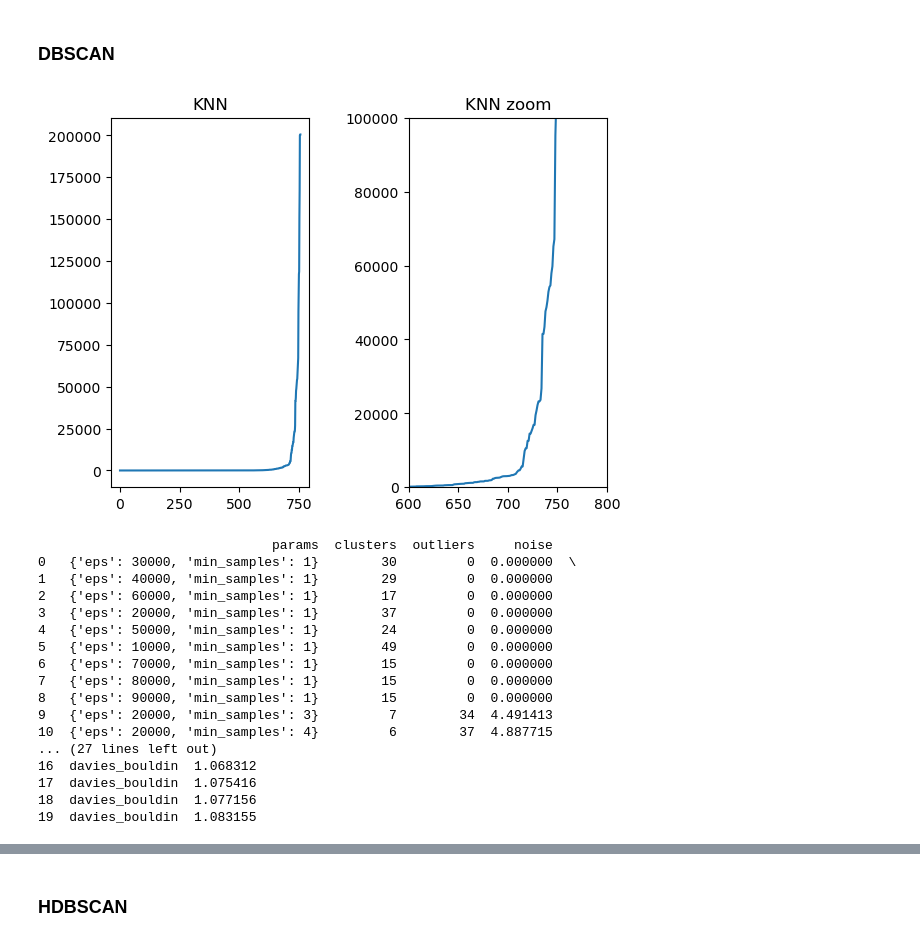
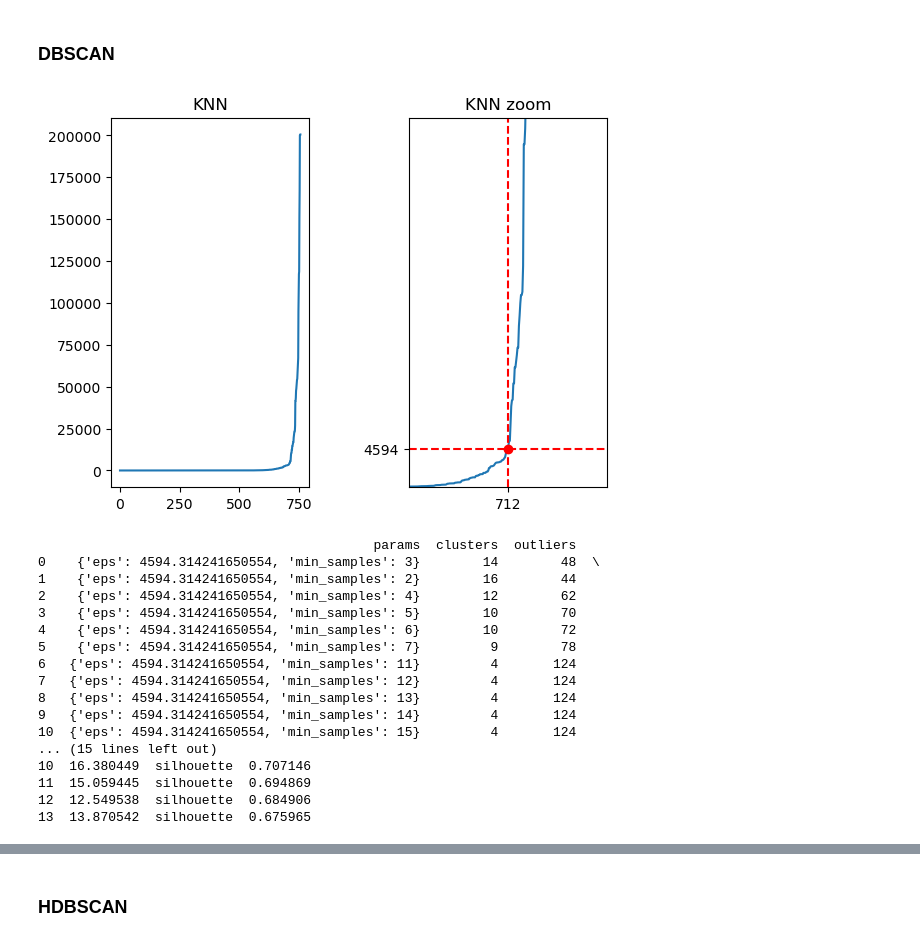
Before and after one commit to rodrigosancho/ucjc_data-science_tfm, a Jupyter notebook: Data_procesing_pipeline_single-trajectory.ipynb, the cells around one changed output, grey strips where cells are left out. Saved outputs shown, nothing was run; the diff lists cells and outputs as text; code cells hidden in the pictures.

```diff
--- a/Data_procesing_pipeline_single-trajectory.ipynb
+++ b/Data_procesing_pipeline_single-trajectory.ipynb
@@ -155,55 +143,49 @@ show_outliers_map(trajectories, clusterer.labels_, f'{GRAPHS_PATH}/outliers_sspd
 # %%
 from sklearn.neighbors import NearestNeighbors
 from matplotlib import pyplot as plt
 import numpy as np
 
 neighbors = NearestNeighbors(n_neighbors=6, metric='precomputed')
 neighbors_fit = neighbors.fit(erp_distances)
 distances, indices = neighbors_fit.kneighbors(erp_distances)
 
 distances = np.sort(distances, axis=0)
 distances = distances[:,1]
 
-plt.subplot(1, 2, 1)
-plt.plot(distances)
-plt.title('KNN')
-plt.subplots_adjust(wspace=0.5)
+line = np.linspace(distances[0], distances[-1], len(distances))
+distances_to_line = np.abs(distances - line)
+elbow_index = np.argmax(distances_to_line)
 
-plt.subplot(1, 2, 2)
-plt.plot(distances)
-plt.title('KNN zoom')
-plt.axis([600, 800, 0, 100000])
-
-plt.savefig(f'{GRAPHS_PATH}/elbow_erp.png', dpi=600, bbox_inches='tight')
+show_elbow_plot(distances, elbow_index, f'{GRAPHS_PATH}/elbow_erp.png')
 # %% [output]
-[figure, old version]
+[figure, new version]
 # %%
 from src.models.search_dbscan import SearchDBSCAN
 
 search = SearchDBSCAN(erp_distances, params = {
-  "eps": np.arange(10000, 100000, 10000),
-  "min_samples": np.arange(1, 5)
+  "eps": np.array([distances[elbow_index]]),
+  "min_samples": np.arange(2, 16)
 }, method=METHOD)
 
 print(pd.DataFrame(search["results_"]).head(20))
 # %% [output]
-                              params  clusters  outliers     noise
-0   {'eps': 30000, 'min_samples': 1}        30         0  0.000000  \
-1   {'eps': 40000, 'min_samples': 1}        29         0  0.000000
-2   {'eps': 60000, 'min_samples': 1}        17         0  0.000000
-3   {'eps': 20000, 'min_samples': 1}        37         0  0.000000
-4   {'eps': 50000, 'min_samples': 1}        24         0  0.000000
-5   {'eps': 10000, 'min_samples': 1}        49         0  0.000000
-6   {'eps': 70000, 'min_samples': 1}        15         0  0.000000
-7   {'eps': 80000, 'min_samples': 1}        15         0  0.000000
-8   {'eps': 90000, 'min_samples': 1}        15         0  0.000000
-9   {'eps': 20000, 'min_samples': 3}         7        34  4.491413
-10  {'eps': 20000, 'min_samples': 4}         6        37  4.887715
-... (27 lines left out)
-16  davies_bouldin  1.068312
-17  davies_bouldin  1.075416
-18  davies_bouldin  1.077156
-19  davies_bouldin  1.083155
+                                           params  clusters  outliers
+0    {'eps': 4594.314241650554, 'min_samples': 3}        14        48  \
+1    {'eps': 4594.314241650554, 'min_samples': 2}        16        44
+2    {'eps': 4594.314241650554, 'min_samples': 4}        12        62
+3    {'eps': 4594.314241650554, 'min_samples': 5}        10        70
+4    {'eps': 4594.314241650554, 'min_samples': 6}        10        72
+5    {'eps': 4594.314241650554, 'min_samples': 7}         9        78
+6   {'eps': 4594.314241650554, 'min_samples': 11}         4       124
+7   {'eps': 4594.314241650554, 'min_samples': 12}         4       124
+8   {'eps': 4594.314241650554, 'min_samples': 13}         4       124
+9   {'eps': 4594.314241650554, 'min_samples': 14}         4       124
+10  {'eps': 4594.314241650554, 'min_samples': 15}         4       124
+... (15 lines left out)
+10  16.380449  silhouette  0.707146
+11  15.059445  silhouette  0.694869
+12  12.549538  silhouette  0.684906
+13  13.870542  silhouette  0.675965
 # %%
 from utils.graphs import show_outliers_map
 from sklearn.cluster import DBSCAN
```
Also changed, not shown: parts of 9 cells of this notebook, 17 other files.
